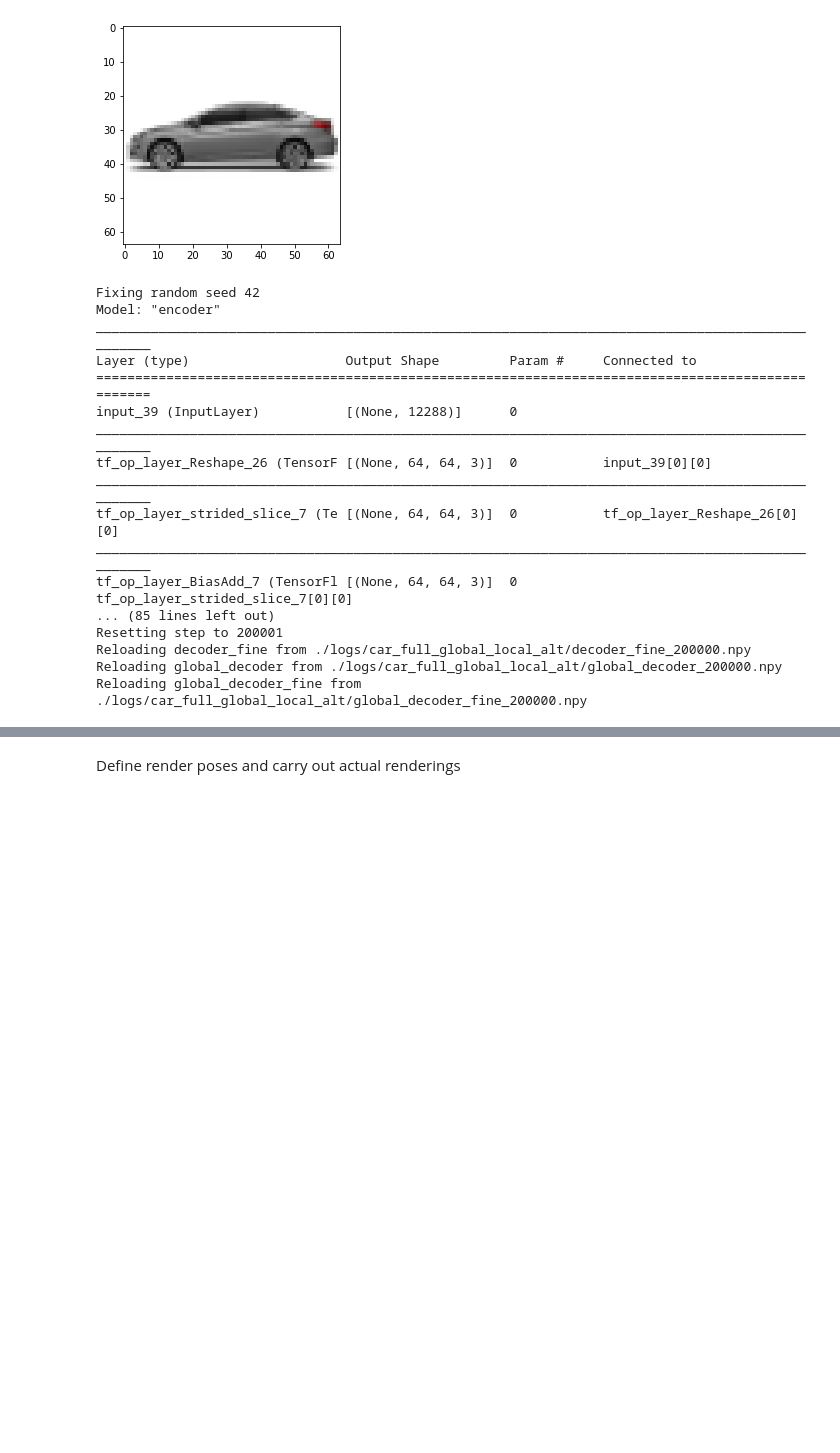
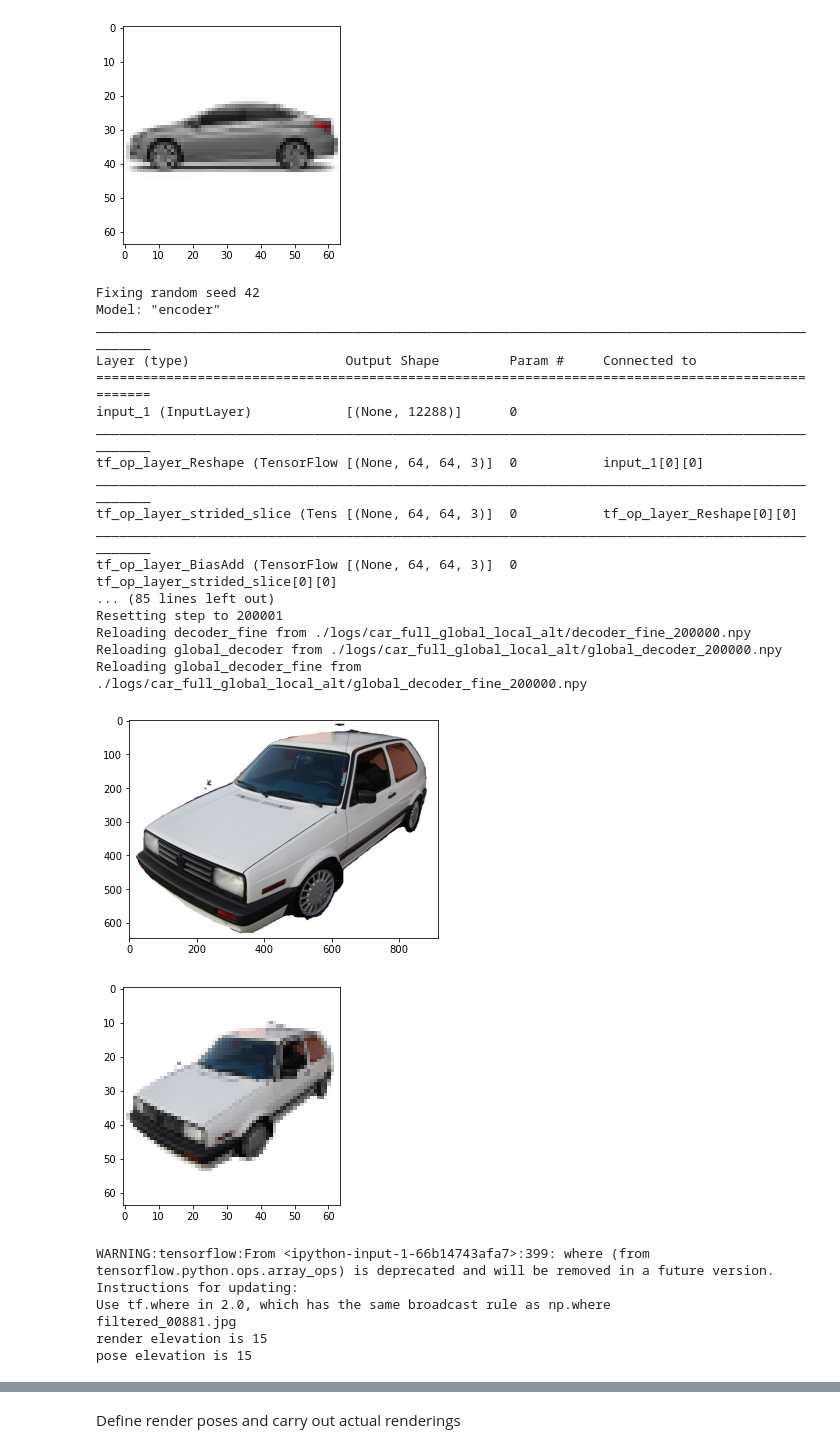
Before and after one commit to ChikamaYan/nerf-to-equivariant, a Jupyter notebook: render_real.ipynb, the cells around one changed output, grey strips where cells are left out. Cells and saved outputs as stored; diff of their text form; code cells hidden in the pictures; blank space fills up the shorter version.

```diff
--- a/render_real.ipynb
+++ b/render_real.ipynb
@@ -844,13 +844,6 @@ if args.random_seed is not None:
     print('Fixing random seed', args.random_seed)
     np.random.seed(args.random_seed)
     tf.compat.v1.set_random_seed(args.random_seed)
-
-
-# remove the alpha channel from image
-if args.white_bkgd and images[0].shape[-1] > 3:
-    images = images[..., :3]*images[..., -1:] + (1.-images[..., -1:])
-else:
-    images = images[..., :3]
 
 
 # Create log dir and copy the config file
@@ -912,15 +905,28 @@ Model: "encoder"
 __________________________________________________________________________________________________
 Layer (type)                    Output Shape         Param #     Connected to
 ==================================================================================================
-input_39 (InputLayer)           [(None, 12288)]      0
+input_1 (InputLayer)            [(None, 12288)]      0
 __________________________________________________________________________________________________
-tf_op_layer_Reshape_26 (TensorF [(None, 64, 64, 3)]  0           input_39[0][0]
+tf_op_layer_Reshape (TensorFlow [(None, 64, 64, 3)]  0           input_1[0][0]
 __________________________________________________________________________________________________
-tf_op_layer_strided_slice_7 (Te [(None, 64, 64, 3)]  0           tf_op_layer_Reshape_26[0][0]
+tf_op_layer_strided_slice (Tens [(None, 64, 64, 3)]  0           tf_op_layer_Reshape[0][0]
 __________________________________________________________________________________________________
-tf_op_layer_BiasAdd_7 (TensorFl [(None, 64, 64, 3)]  0           tf_op_layer_strided_slice_7[0][0]
+tf_op_layer_BiasAdd (TensorFlow [(None, 64, 64, 3)]  0           tf_op_layer_strided_slice[0][0]
 ... (85 lines left out)
 Resetting step to 200001
 Reloading decoder_fine from ./logs/car_full_global_local_alt/decoder_fine_200000.npy
 Reloading global_decoder from ./logs/car_full_global_local_alt/global_decoder_200000.npy
 Reloading global_decoder_fine from ./logs/car_full_global_local_alt/global_decoder_fine_200000.npy
+# %%
+IMG_ID = -4
+images = load_images(IMG_ID)
+show_rendering(15,15, img_name=img_names[IMG_ID])
+# %% [output]
+[figure, added]
+[figure, added]
+WARNING:tensorflow:From <ipython-input-1-66b14743afa7>:399: where (from tensorflow.python.ops.array_ops) is deprecated and will be removed in a future version.
+Instructions for updating:
+Use tf.where in 2.0, which has the same broadcast rule as np.where
+filtered_00881.jpg
+render elevation is 15
+pose elevation is 15
```
Also changed, not shown: parts of 6 cells of this notebook, 5 other files.
